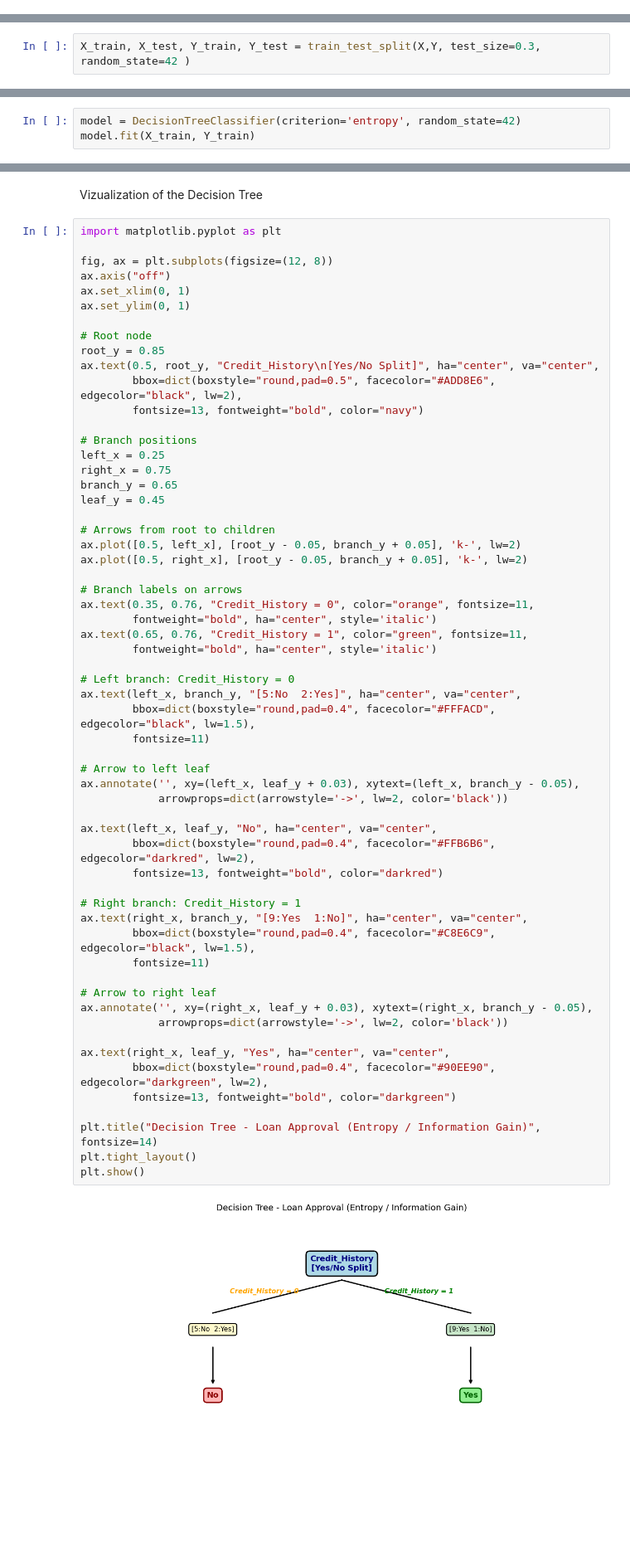
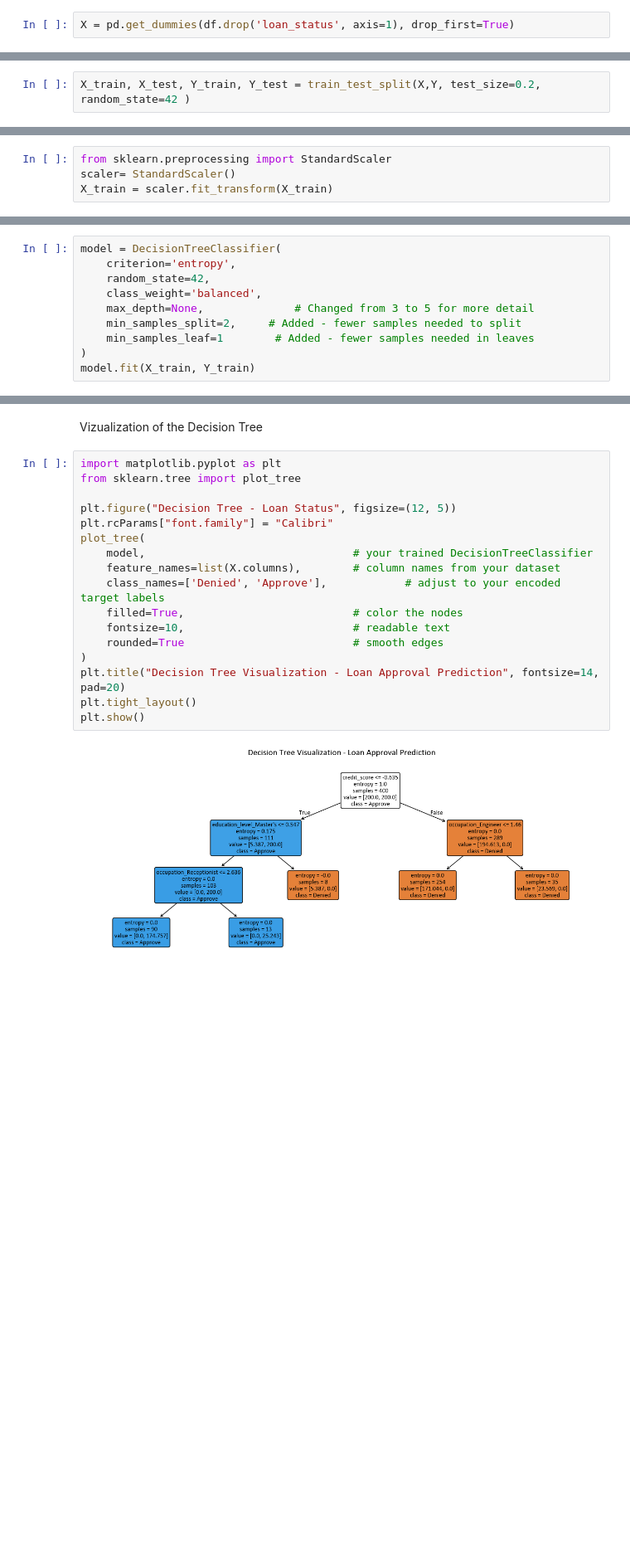
Before and after one commit to SoftwareReboot/MachineLearning-Model, a Jupyter notebook: Decision Tree.ipynb, the cells around one changed output, grey strips where cells are left out. Shown: that part at 83% size. Drawn from its saved outputs; the diff is of its cells as text; blank space fills up the shorter version.

```diff
--- a/Decision Tree.ipynb
+++ b/Decision Tree.ipynb
@@ -71,10 +68,12 @@ for column in X.columns:
     X[column] = le.fit_transform(X[column])
 
 Y = le.fit_transform(Y)
+# %%
+X = pd.get_dummies(df.drop('loan_status', axis=1), drop_first=True)
 # %% [markdown]
 Train test split
 # %%
-X_train, X_test, Y_train, Y_test = train_test_split(X,Y, test_size=0.3, random_state=42 )
+X_train, X_test, Y_train, Y_test = train_test_split(X,Y, test_size=0.2, random_state=42 )
 # %%
 X_train.shape
 X_test.shape
@@ -83,6 +84,17 @@ X_test.shape
+# %%
+from sklearn.preprocessing import StandardScaler
+scaler= StandardScaler()
+X_train = scaler.fit_transform(X_train)
 # %% [markdown]
 Building the model
 # %%
-model = DecisionTreeClassifier(criterion='entropy', random_state=42)
+model = DecisionTreeClassifier(
+    criterion='entropy',
+    random_state=42,
+    class_weight='balanced',
+    max_depth=None,              # Changed from 3 to 5 for more detail
+    min_samples_split=2,     # Added - fewer samples needed to split
+    min_samples_leaf=1        # Added - fewer samples needed in leaves
+)
 model.fit(X_train, Y_train)
 # %% [output]
@@ -115,62 +108,20 @@ weighted avg       0.96      0.95      0.95        19
 Vizualization of the Decision Tree
 # %%
 import matplotlib.pyplot as plt
+from sklearn.tree import plot_tree
 
-fig, ax = plt.subplots(figsize=(12, 8))
-ax.axis("off")
-ax.set_xlim(0, 1)
-ax.set_ylim(0, 1)
-
-# Root node
-root_y = 0.85
-ax.text(0.5, root_y, "Credit_History\n[Yes/No Split]", ha="center", va="center",
-        bbox=dict(boxstyle="round,pad=0.5", facecolor="#ADD8E6", edgecolor="black", lw=2),
-        fontsize=13, fontweight="bold", color="navy")
-
-# Branch positions
-left_x = 0.25
-right_x = 0.75
-branch_y = 0.65
-leaf_y = 0.45
-
-# Arrows from root to children
-ax.plot([0.5, left_x], [root_y - 0.05, branch_y + 0.05], 'k-', lw=2)
-ax.plot([0.5, right_x], [root_y - 0.05, branch_y + 0.05], 'k-', lw=2)
-
-# Branch labels on arrows
-ax.text(0.35, 0.76, "Credit_History = 0", color="orange", fontsize=11,
-        fontweight="bold", ha="center", style='italic')
-ax.text(0.65, 0.76, "Credit_History = 1", color="green", fontsize=11,
-        fontweight="bold", ha="center", style='italic')
-
-# Left branch: Credit_History = 0
-ax.text(left_x, branch_y, "[5:No  2:Yes]", ha="center", va="center",
-        bbox=dict(boxstyle="round,pad=0.4", facecolor="#FFFACD", edgecolor="black", lw=1.5),
-        fontsize=11)
-
-# Arrow to left leaf
-ax.annotate('', xy=(left_x, leaf_y + 0.03), xytext=(left_x, branch_y - 0.05),
-            arrowprops=dict(arrowstyle='->', lw=2, color='black'))
-
-ax.text(left_x, leaf_y, "No", ha="center", va="center",
-        bbox=dict(boxstyle="round,pad=0.4", facecolor="#FFB6B6", edgecolor="darkred", lw=2),
-        fontsize=13, fontweight="bold", color="darkred")
-
-# Right branch: Credit_History = 1
-ax.text(right_x, branch_y, "[9:Yes  1:No]", ha="center", va="center",
-        bbox=dict(boxstyle="round,pad=0.4", facecolor="#C8E6C9", edgecolor="black", lw=1.5),
-        fontsize=11)
-
-# Arrow to right leaf
-ax.annotate('', xy=(right_x, leaf_y + 0.03), xytext=(right_x, branch_y - 0.05),
-            arrowprops=dict(arrowstyle='->', lw=2, color='black'))
-
-ax.text(right_x, leaf_y, "Yes", ha="center", va="center",
-        bbox=dict(boxstyle="round,pad=0.4", facecolor="#90EE90", edgecolor="darkgreen", lw=2),
-        fontsize=13, fontweight="bold", color="darkgreen")
-
-plt.title("Decision Tree - Loan Approval (Entropy / Information Gain)", fontsize=14)
+plt.figure("Decision Tree - Loan Status", figsize=(12, 5))
+plt.rcParams["font.family"] = "Calibri"
+plot_tree(
+    model,                                # your trained DecisionTreeClassifier
+    feature_names=list(X.columns),        # column names from your dataset
+    class_names=['Denied', 'Approve'],            # adjust to your encoded target labels
+    filled=True,                          # color the nodes
+    fontsize=10,                          # readable text
+    rounded=True                          # smooth edges
+)
+plt.title("Decision Tree Visualization - Loan Approval Prediction", fontsize=14, pad=20)
 plt.tight_layout()
 plt.show()
 # %% [output]
-[figure, old version]
+[figure, new version]
```
Also changed, not shown: parts of 15 cells of this notebook, 1 other file.
